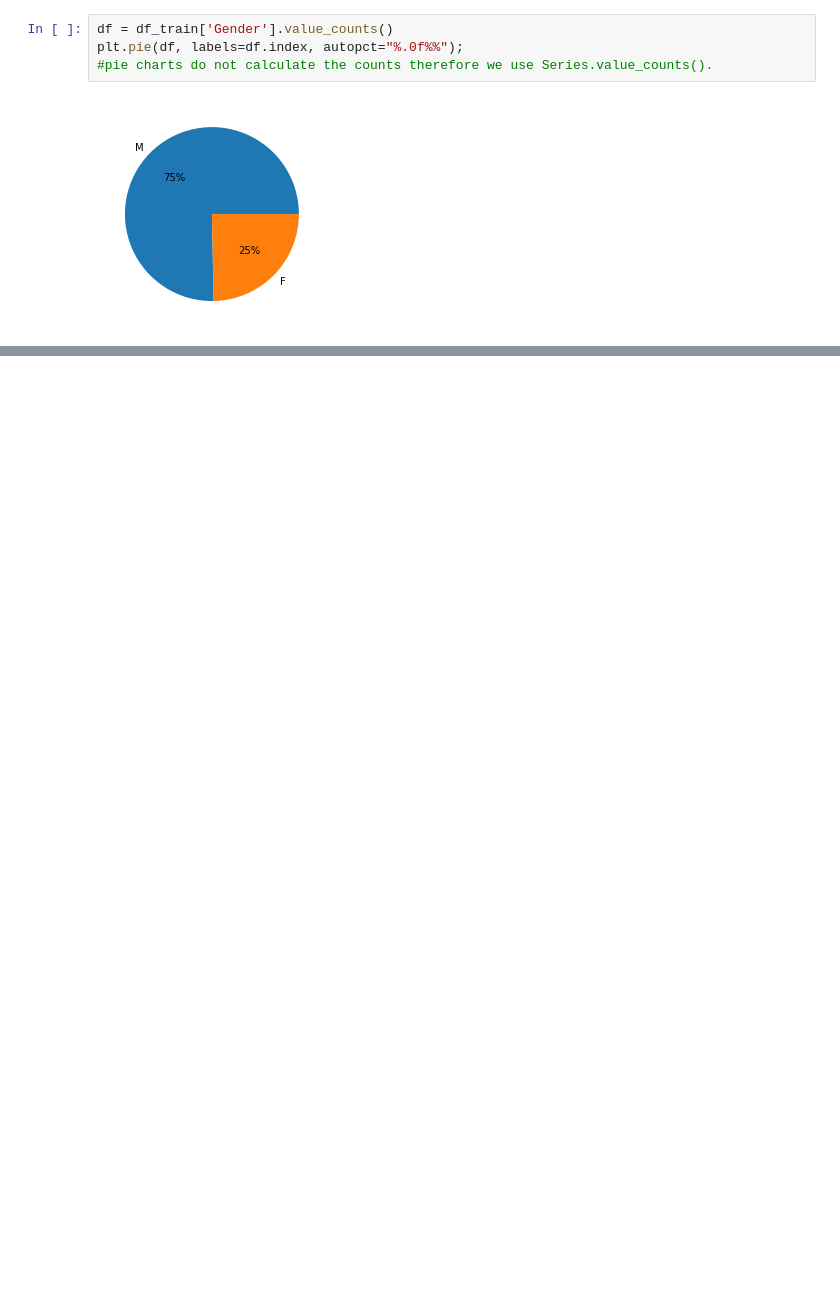
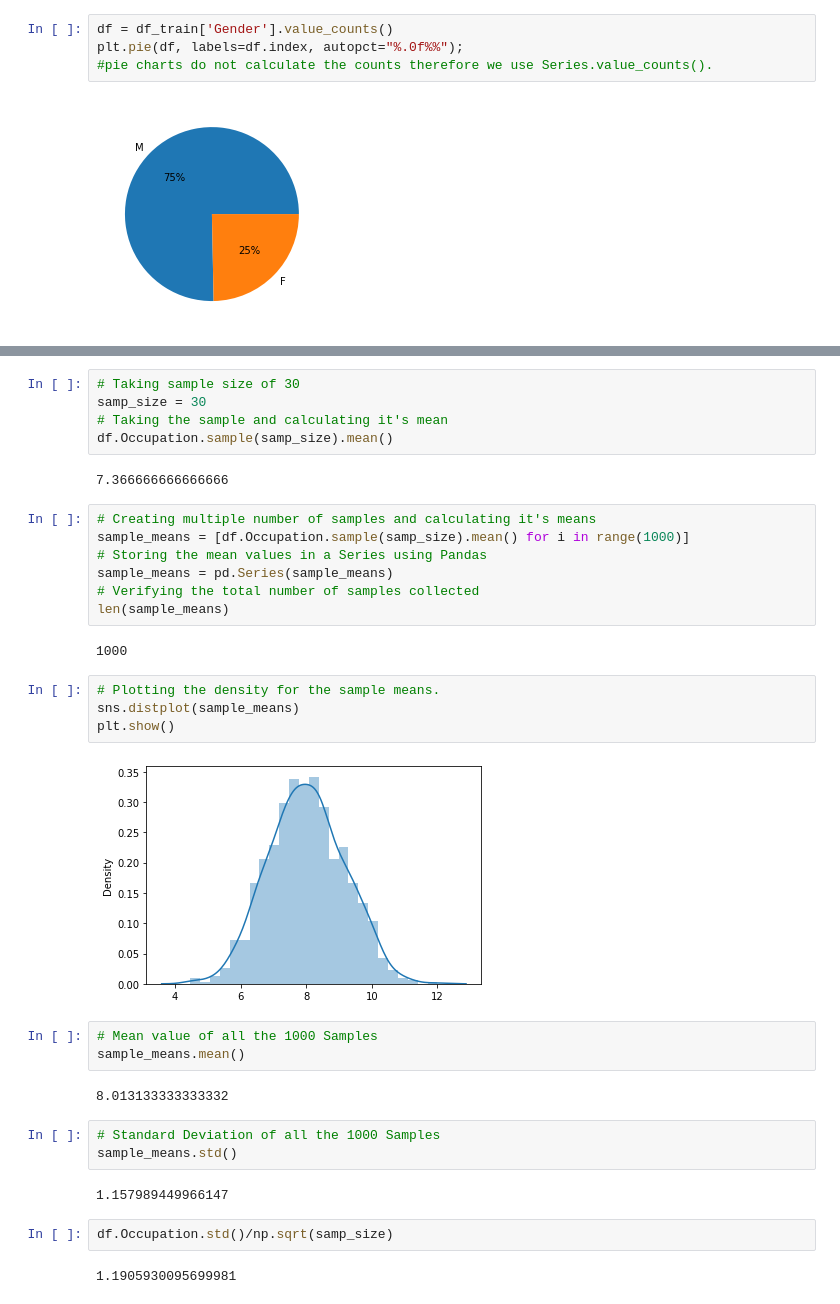
Before and after one commit to Lazyluciffer/BLACK-FRIDAYSALES, a Jupyter notebook: BLACKFRIDAYSALE.ipynb, the cells around one changed output, grey strips where cells are left out. Saved outputs shown, nothing was run; the diff lists cells and outputs as text; blank space fills up the shorter version.

```diff
--- a/BLACKFRIDAYSALE.ipynb
+++ b/BLACKFRIDAYSALE.ipynb
@@ -828,0 +950,36 @@ plt.pie(df, labels=df.index, autopct="%.0f%%");
+# %%
+# Taking sample size of 30
+samp_size = 30
+# Taking the sample and calculating it's mean
+df.Occupation.sample(samp_size).mean()
+# %% [output]
+7.366666666666666
+# %%
+# Creating multiple number of samples and calculating it's means
+sample_means = [df.Occupation.sample(samp_size).mean() for i in range(1000)]
+# Storing the mean values in a Series using Pandas
+sample_means = pd.Series(sample_means)
+# Verifying the total number of samples collected
+len(sample_means)
+# %% [output]
+1000
+# %%
+# Plotting the density for the sample means.
+sns.distplot(sample_means)
+plt.show()
+# %% [output]
+[figure, added]
+# %%
+# Mean value of all the 1000 Samples
+sample_means.mean()
+# %% [output]
+8.013133333333332
+# %%
+# Standard Deviation of all the 1000 Samples
+sample_means.std()
+# %% [output]
+1.157989449966147
+# %%
+df.Occupation.std()/np.sqrt(samp_size)
+# %% [output]
+1.1905930095699981
```
Also changed, not shown: parts of 12 cells of this notebook.
